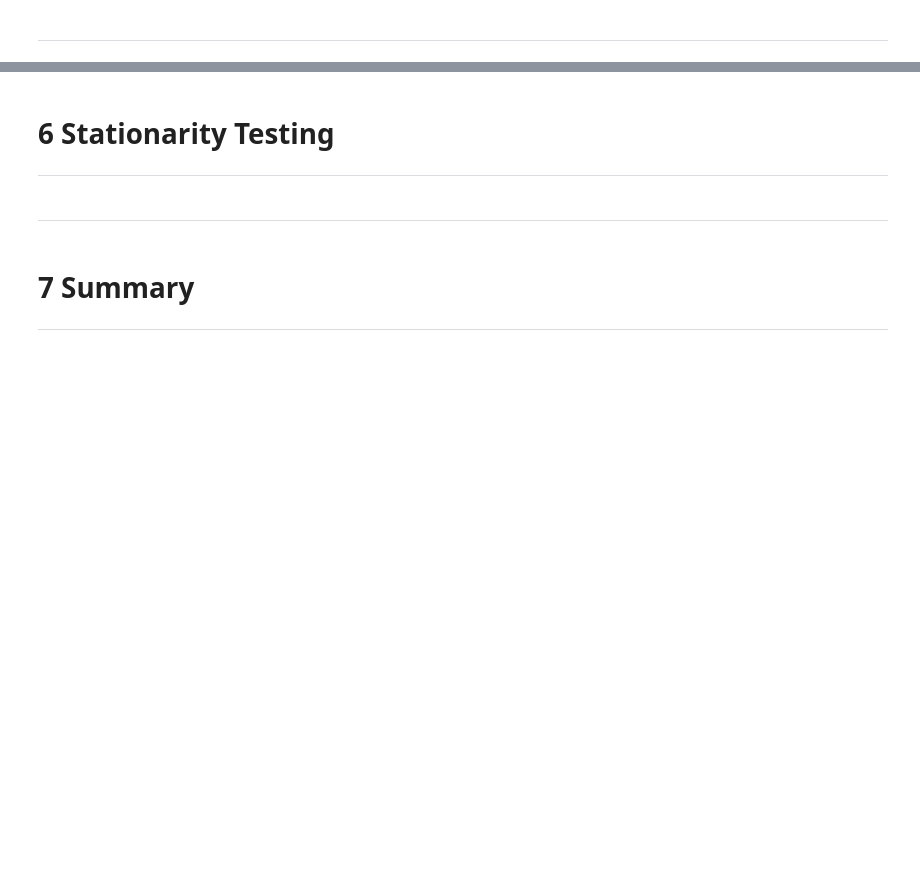
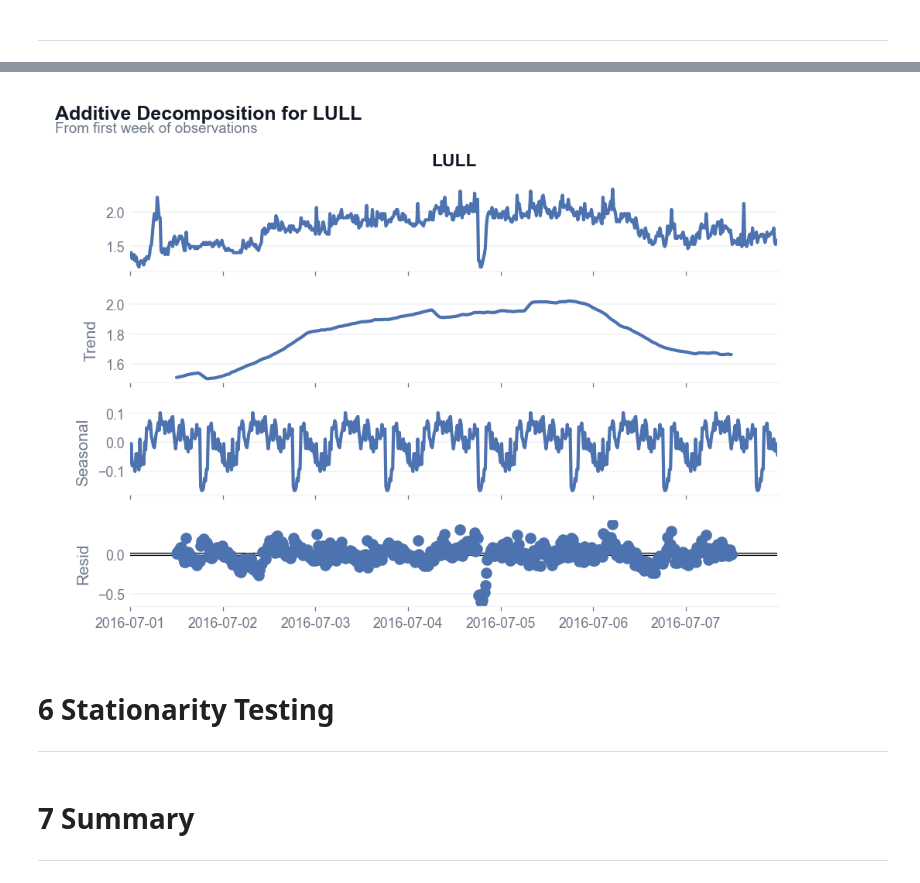
Before and after one commit to stuart-n-wilson/dissertation, a Jupyter notebook: notebooks/01_eda.ipynb, the cells around one changed output, grey strips where cells are left out. Cells and saved outputs as stored; diff of their text form; code cells hidden in the pictures; blank space fills up the shorter version.

```diff
--- a/notebooks/01_eda.ipynb
+++ b/notebooks/01_eda.ipynb
@@ -217,2 +237,13 @@ PACF plot shows that only previous value has high correlation when using directl
+# %%
+decompLULL = seasonal_decompose(df.iloc[:672].LULL, model="additive", period=96)
+
+fig = decompLULL.plot()
+
+fig.suptitle("Additive Decomposition for LULL", x=0.0, ha="left", fontsize=12, fontweight="bold")
+fig.text(0.0, 0.95, "From first week of observations", ha="left", fontsize=9, color=MUTED, va="top")
+plt.tight_layout()
+plt.show()
+# %% [output]
+[figure, added]
 # %% [markdown]
 # 6 Stationarity Testing
@@ -220,5 +250,3 @@ PACF plot shows that only previous value has high correlation when using directl
 ---
-# %% [markdown]
----
 # %% [markdown]
 # 7 Summary
```
Also changed, not shown: parts of 17 cells of this notebook, 4 other files.
